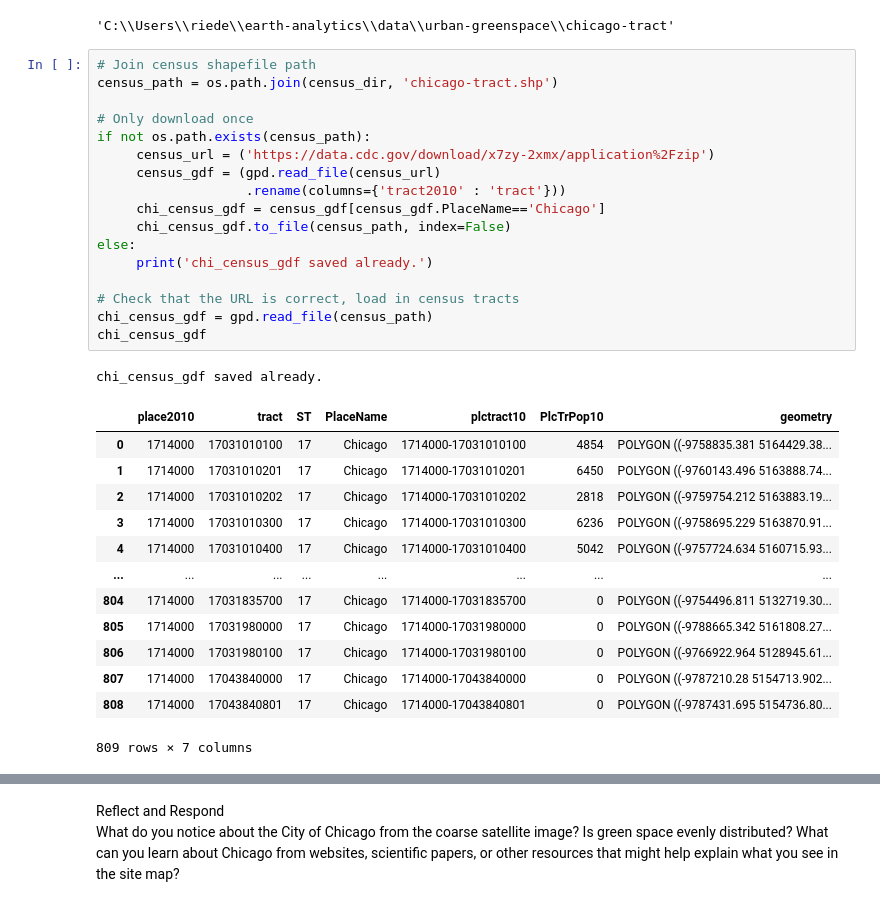
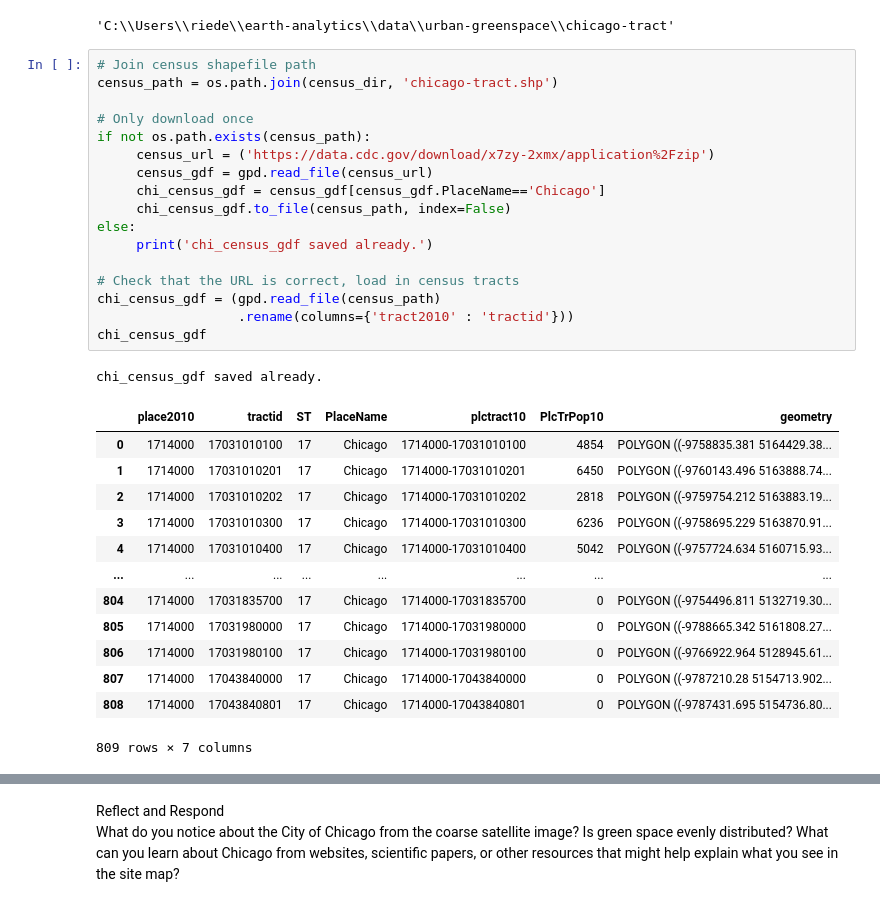
Before and after one commit to earthlab-education/big-data-hanried, a Jupyter notebook: big-data.ipynb, the cells around one changed output, grey strips where cells are left out. Saved outputs shown, nothing was run; the diff lists cells and outputs as text.

```diff
--- a/big-data.ipynb
+++ b/big-data.ipynb
@@ -159,23 +154,23 @@ census_dir
 # %%
 # Join census shapefile path
 census_path = os.path.join(census_dir, 'chicago-tract.shp')
 
 # Only download once
 if not os.path.exists(census_path):
      census_url = ('https://data.cdc.gov/download/x7zy-2xmx/application%2Fzip')
-     census_gdf = (gpd.read_file(census_url)
-                   .rename(columns={'tract2010' : 'tract'}))
+     census_gdf = gpd.read_file(census_url)
      chi_census_gdf = census_gdf[census_gdf.PlaceName=='Chicago']
      chi_census_gdf.to_file(census_path, index=False)
 else:
      print('chi_census_gdf saved already.')
 
 # Check that the URL is correct, load in census tracts
-chi_census_gdf = gpd.read_file(census_path)
+chi_census_gdf = (gpd.read_file(census_path)
+                  .rename(columns={'tract2010' : 'tractid'}))
 chi_census_gdf
 # %% [output]
 chi_census_gdf saved already.
-|  | place2010 | tract | ST | PlaceName | plctract10 | PlcTrPop10 | geometry |
+|  | place2010 | tractid | ST | PlaceName | plctract10 | PlcTrPop10 | geometry |
 | 0 | 1714000 | 17031010100 | 17 | Chicago | 1714000-17031010100 | 4854 | POLYGON ((-9758835.381 5164429.38... |
 | 1 | 1714000 | 17031010201 | 17 | Chicago | 1714000-17031010201 | 6450 | POLYGON ((-9760143.496 5163888.74... |
 | 2 | 1714000 | 17031010202 | 17 | Chicago | 1714000-17031010202 | 2818 | POLYGON ((-9759754.212 5163883.19... |
```
Also changed, not shown: parts of 13 cells of this notebook.
